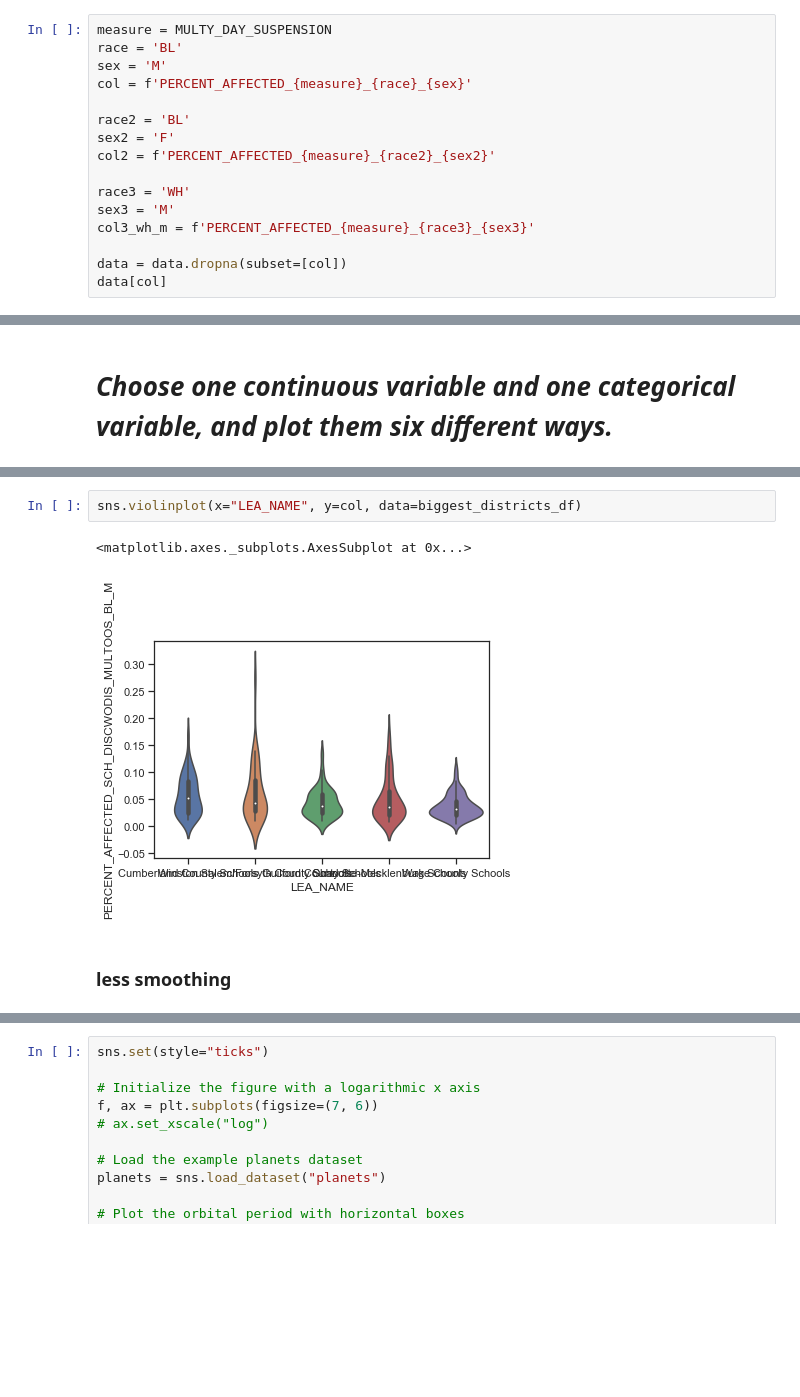
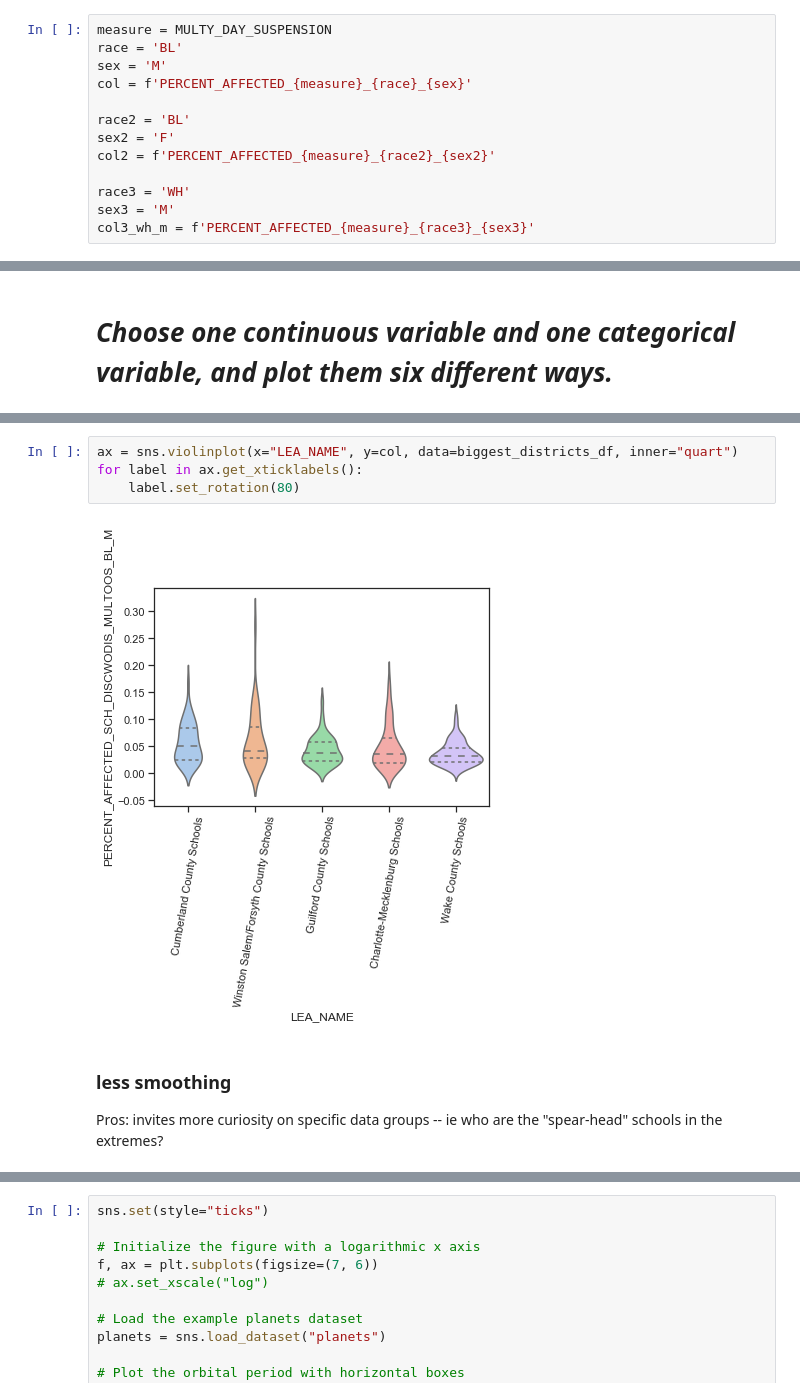
Before and after one commit to davidnmora/school-to-prison-pipeline, a Jupyter notebook: North Carolinea CRDC Exploratory Vis.ipynb, the cells around one changed output, grey strips where cells are left out. Drawn from its saved outputs; the diff is of its cells as text; blank space fills up the shorter version.

```diff
--- a/North Carolinea CRDC Exploratory Vis.ipynb
+++ b/North Carolinea CRDC Exploratory Vis.ipynb
@@ -123,6 +123,3 @@ col2 = f'PERCENT_AFFECTED_{measure}_{race2}_{sex2}'
 race3 = 'WH'
 sex3 = 'M'
 col3_wh_m = f'PERCENT_AFFECTED_{measure}_{race3}_{sex3}'
-
-data = data.dropna(subset=[col])
-data[col]
@@ -210,8 +204,10 @@ sns.violinplot(data[col])
 # %%
-sns.violinplot(x="LEA_NAME", y=col, data=biggest_districts_df)
+ax = sns.violinplot(x="LEA_NAME", y=col, data=biggest_districts_df, inner="quart")
+for label in ax.get_xticklabels():
+    label.set_rotation(80)
 # %% [output]
-<matplotlib.axes._subplots.AxesSubplot at 0x...>
-[figure, old version]
+[figure, new version]
-# %% [markdown]
-### less smoothing
+# %% [markdown]
+### less smoothing
+Pros: invites more curiosity on specific data groups -- ie who are the "spear-head" schools in the extremes?
 # %%
```
Also changed, not shown: parts of 38 cells of this notebook.
